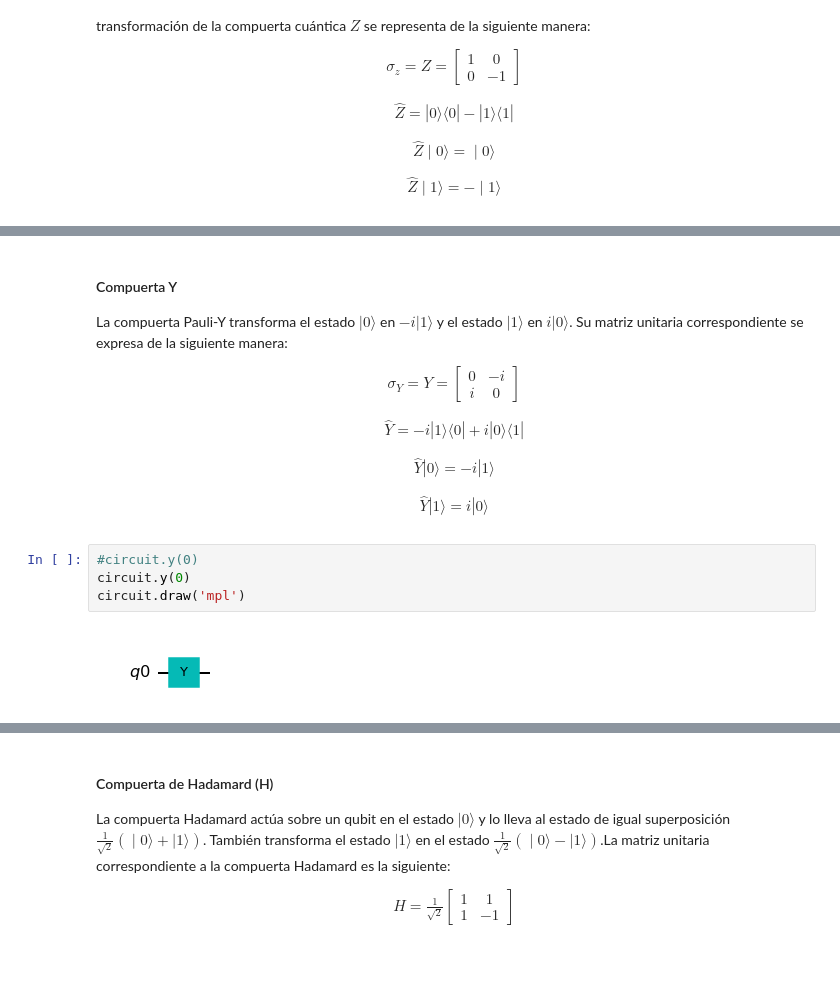
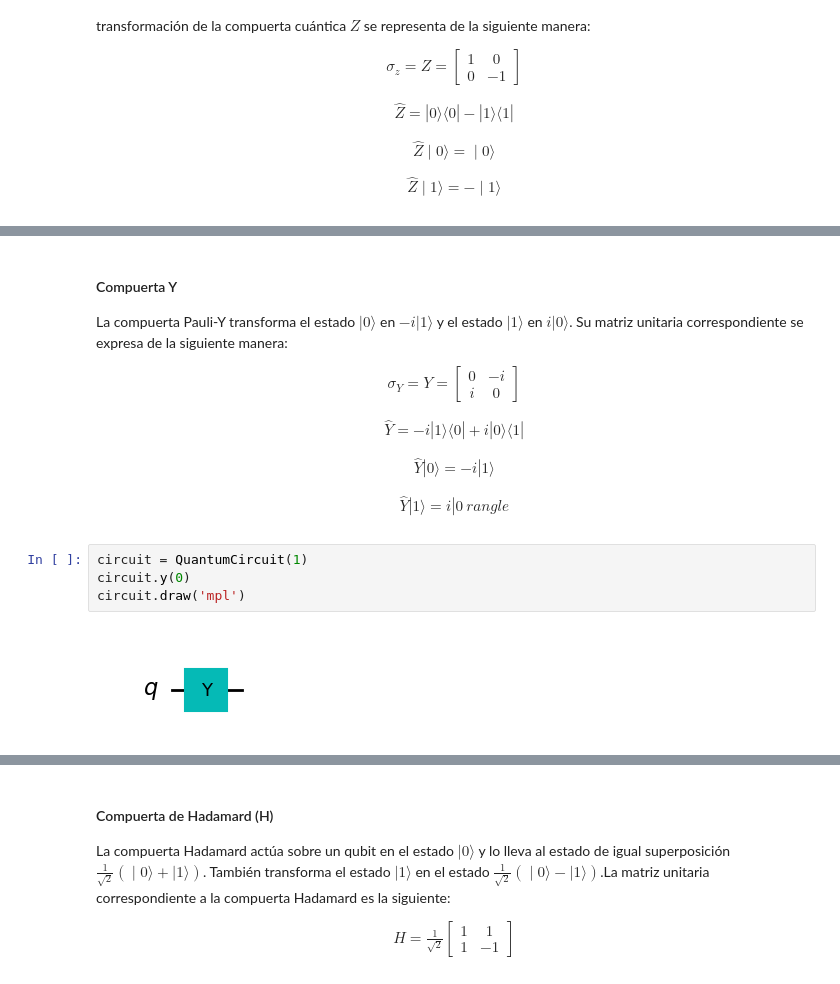
Before and after one commit to TACQuantum/SCIence---Ciencia-y-tecnolog-as-del-futuro-2024-UG-DCI, a Jupyter notebook: tallerDCSIence.ipynb, the cells around one changed output, grey strips where cells are left out. Cells and saved outputs as stored; diff of their text form.

```diff
--- a/tallerDCSIence.ipynb
+++ b/tallerDCSIence.ipynb
@@ -132,25 +141,25 @@ plot_bloch_multivector(circuit)
 # %% [markdown]
 ####  Compuerta Y
 
-La compuerta Pauli-Y transforma el estado $|0\rangle$ en $-i|1\rangle$ y el estado $|1\rangle$ en $i|0\rangle$. Su matriz unitaria correspondiente se expresa de la siguiente manera:
+La compuerta Pauli-Y transforma el estado $|0\rangle$ en $-i|1\rangle$ y el estado $|1\rangle$ en $i|0 \rangle $. Su matriz unitaria correspondiente se expresa de la siguiente manera:
 \begin{align*}
 \sigma_Y = Y = \begin{bmatrix} 0 & -i \\ i & 0 \end{bmatrix}
 \end{align*}
 \begin{align*}
-\hat{Y}=-i|1\rangle\langle 0|+i|0\rangle\langle 1|
+    \hat{Y}=-i|1\rangle\langle 0|+i|0\rangle\langle 1|
 \end{align*}
 \begin{align*}
-\hat{Y}|0\rangle=-i|1\rangle
+    \hat{Y}|0\rangle=-i|1\rangle
 \end{align*}
 \begin{align*}
-\hat{Y}|1\rangle=i|0\rangle
+    \hat{Y}|1 \rangle = i|0 \ rangle
 \end{align*}
 # %%
-#circuit.y(0)
+circuit = QuantumCircuit(1)
 circuit.y(0)
 circuit.draw('mpl')
 # %% [output]
-[figure, old version]
+[figure, new version]
 # %%
 plot_bloch_multivector(circuit)
 # %% [output]
```
Also changed, not shown: parts of 36 cells of this notebook.
